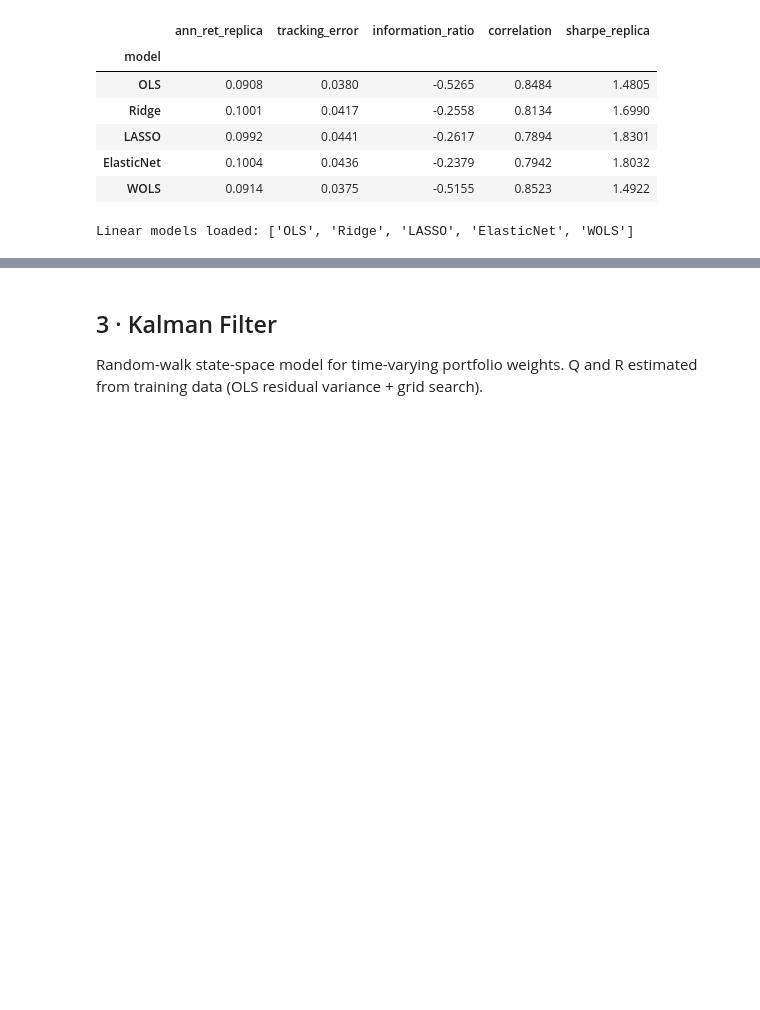
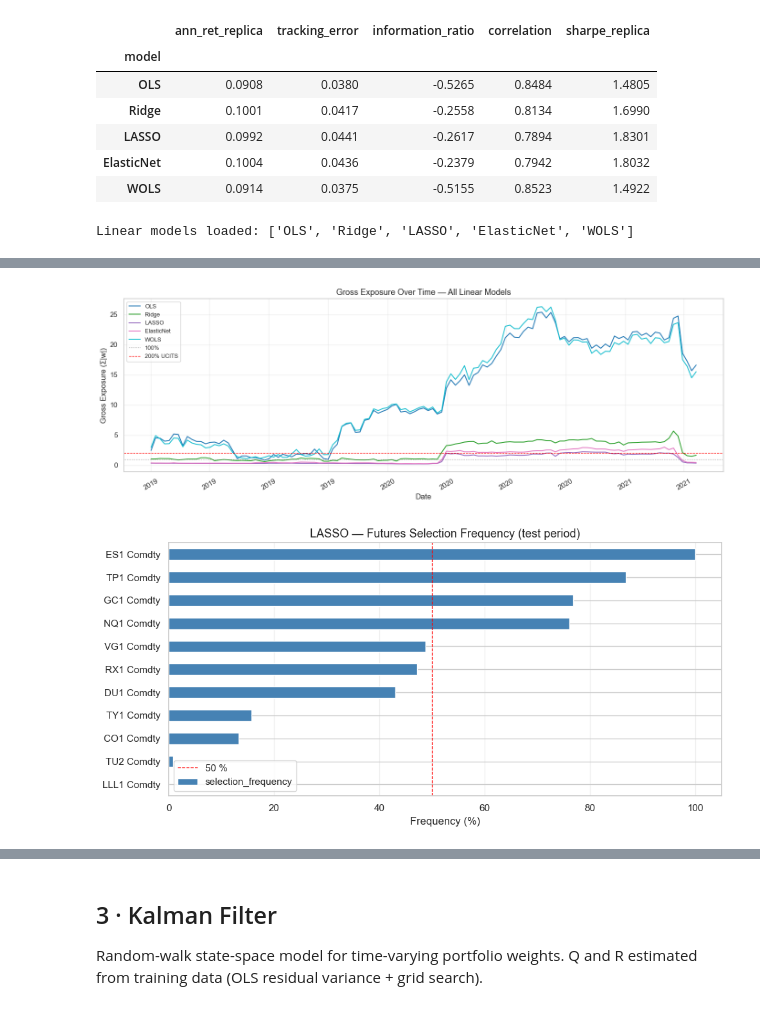
Before and after one commit to tommybaresi-creator/fintech-group-work, a Jupyter notebook: BusinessCase3/results/compare_all.ipynb, the cells around one changed output, grey strips where cells are left out. Drawn from its saved outputs; the diff is of its cells as text; code cells hidden in the pictures; blank space fills up the shorter version.

```diff
--- a/BusinessCase3/results/compare_all.ipynb
+++ b/BusinessCase3/results/compare_all.ipynb
@@ -132,3 +162,10 @@ else:
     print('No linear model pickle — run the cell above first.')
 # %% [output]
 Linear models loaded: ['OLS', 'Ridge', 'LASSO', 'ElasticNet', 'WOLS']
+# %%
+from utils import inline_figures
+from utils.run_linear_models import _plot_gross_exposure, _plot_lasso_selection
+with inline_figures():
+    _plot_gross_exposure(linear_results, save_prefix='linear')
+    _plot_lasso_selection(linear_results, save_prefix='linear')
+# %% [output]
@@ -134,0 +174,2 @@ Linear models loaded: ['OLS', 'Ridge', 'LASSO', 'ElasticNet', 'WOLS']
+[figure, added]
+[figure, added]
```
Also changed, not shown: parts of 32 cells of this notebook, 47 other files.
